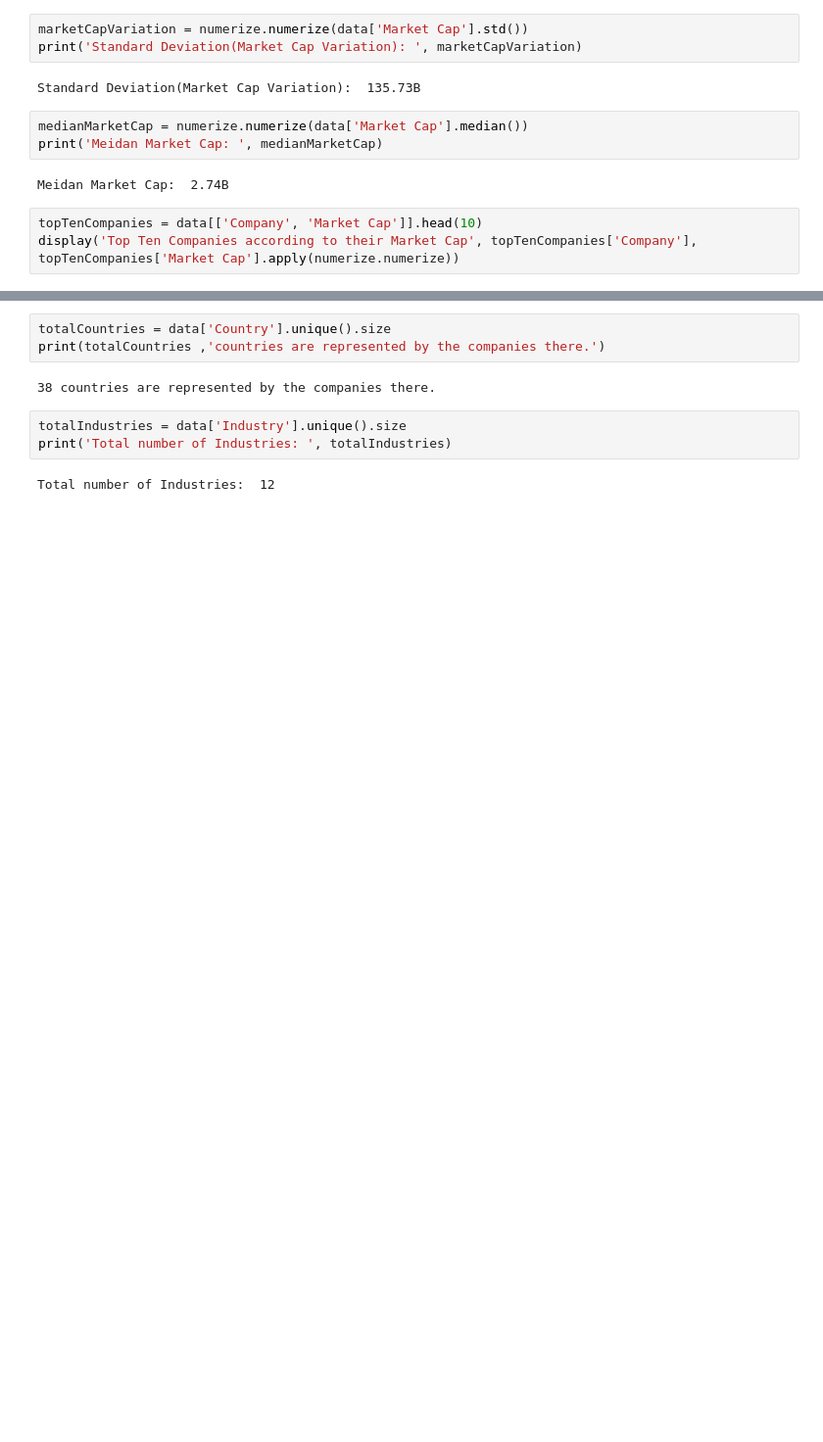
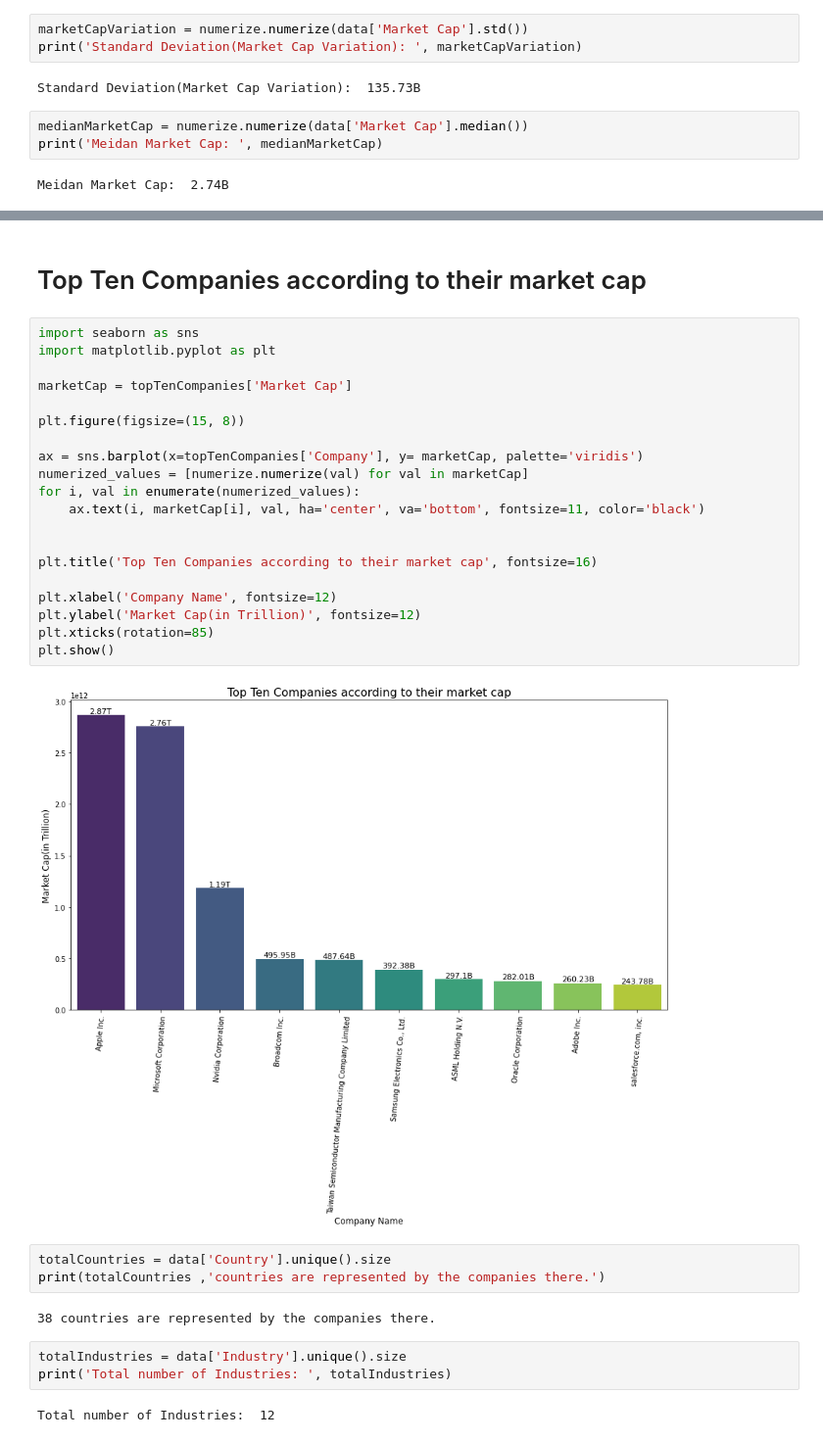
Before and after one commit to SuperDataScience-Community-Projects/SDS-CP010-tech-companies-analysis, a Jupyter notebook: notebooks/Rajat-Thakur/rajat_notebook.ipynb, the cells around one changed output, grey strips where cells are left out. Shown at 98% size. Cells and saved outputs as stored; diff of their text form; blank space fills up the shorter version.

Commit message:
Week 1 deliverables(rework on visualisation)

```diff
--- a/notebooks/Rajat-Thakur/rajat_notebook.ipynb
+++ b/notebooks/Rajat-Thakur/rajat_notebook.ipynb
@@ -97,6 +96,3 @@ medianMarketCap = numerize.numerize(data['Market Cap'].median())
 print('Meidan Market Cap: ', medianMarketCap)
 # %% [output]
 Meidan Market Cap:  2.74B
-# %%
-topTenCompanies = data[['Company', 'Market Cap']].head(10)
-display('Top Ten Companies according to their Market Cap', topTenCompanies['Company'], topTenCompanies['Market Cap'].apply(numerize.numerize))
@@ -127,3 +115,27 @@ Name: Market Cap, dtype: object
+# %% [markdown]
+# Top Ten Companies according to their market cap
+# %%
+import seaborn as sns
+import matplotlib.pyplot as plt
+
+marketCap = topTenCompanies['Market Cap']
+
+plt.figure(figsize=(15, 8))
+
+ax = sns.barplot(x=topTenCompanies['Company'], y= marketCap, palette='viridis')
+numerized_values = [numerize.numerize(val) for val in marketCap]
+for i, val in enumerate(numerized_values):
+    ax.text(i, marketCap[i], val, ha='center', va='bottom', fontsize=11, color='black')
+
+
+plt.title('Top Ten Companies according to their market cap', fontsize=16)
+
+plt.xlabel('Company Name', fontsize=12)
+plt.ylabel('Market Cap(in Trillion)', fontsize=12)
+plt.xticks(rotation=85)
+plt.show()
+# %% [output]
+[figure, added]
 # %%
 totalCountries = data['Country'].unique().size
 print(totalCountries ,'countries are represented by the companies there.')
```
Also changed, not shown: parts of 18 cells of this notebook, 4 other files.
